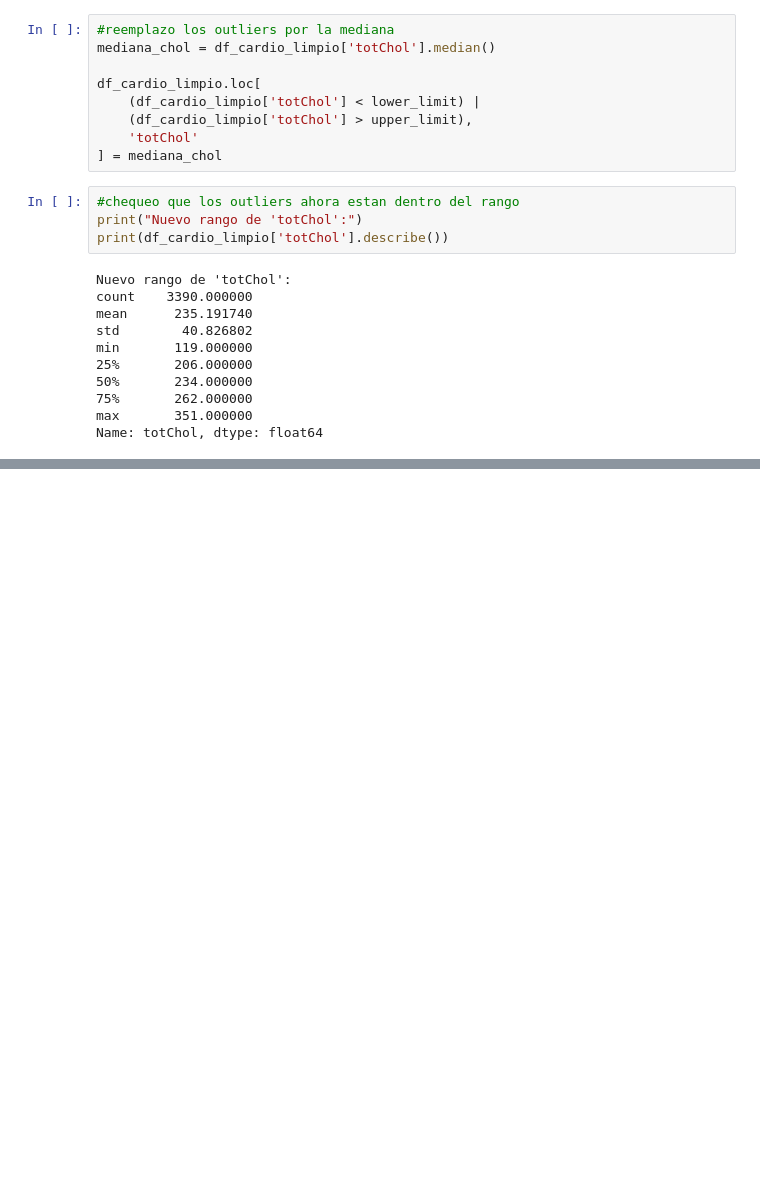
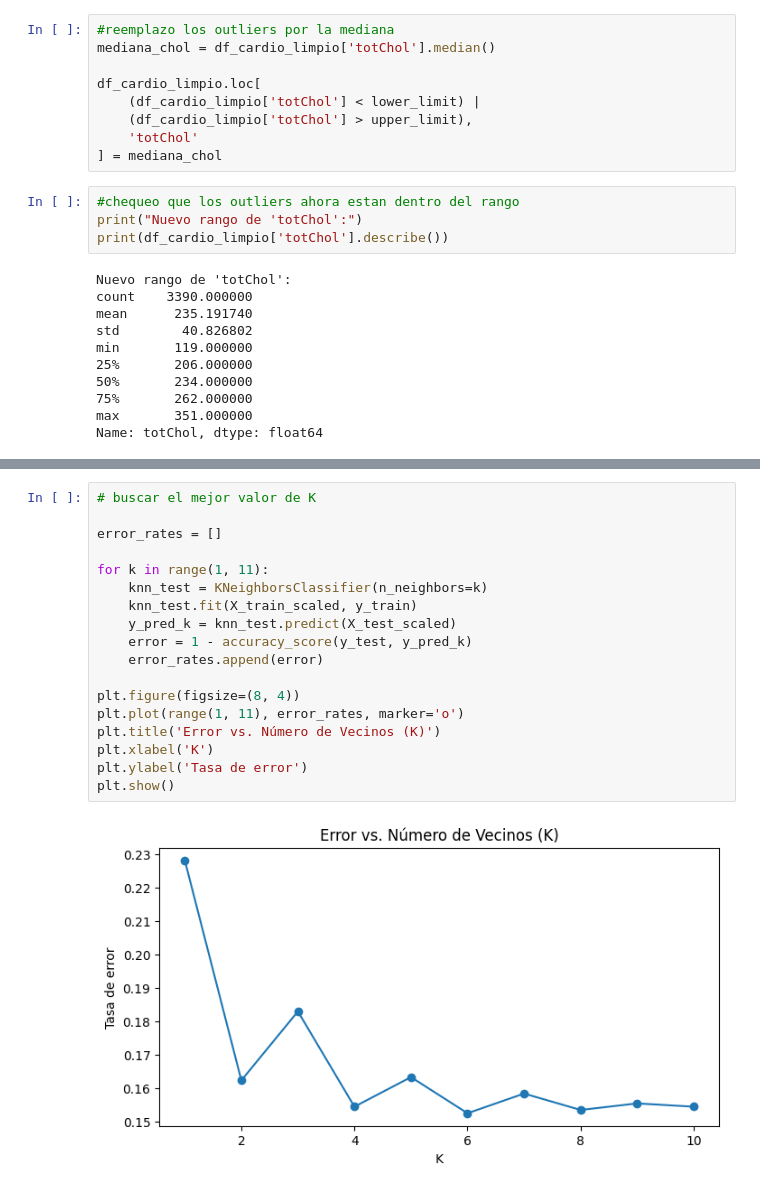
Before and after one commit to milkap5/Pre-Procesamiento-de-DataSet-y-funcionamiento-Algoritmos-knn-k-nearest-neighbors-y-Decision-Tree-DT-, a Jupyter notebook: TPI_IAD.ipynb, the cells around one changed output, grey strips where cells are left out. Saved outputs shown, nothing was run; the diff lists cells and outputs as text; blank space fills up the shorter version.

```diff
--- a/TPI_IAD.ipynb
+++ b/TPI_IAD.ipynb
@@ -225,0 +402,20 @@ Name: totChol, dtype: float64
+# %%
+# buscar el mejor valor de K
+
+error_rates = []
+
+for k in range(1, 11):
+    knn_test = KNeighborsClassifier(n_neighbors=k)
+    knn_test.fit(X_train_scaled, y_train)
+    y_pred_k = knn_test.predict(X_test_scaled)
+    error = 1 - accuracy_score(y_test, y_pred_k)
+    error_rates.append(error)
+
+plt.figure(figsize=(8, 4))
+plt.plot(range(1, 11), error_rates, marker='o')
+plt.title('Error vs. Número de Vecinos (K)')
+plt.xlabel('K')
+plt.ylabel('Tasa de error')
+plt.show()
+# %% [output]
+[figure, added]
```
Also changed, not shown: parts of 11 cells of this notebook.
